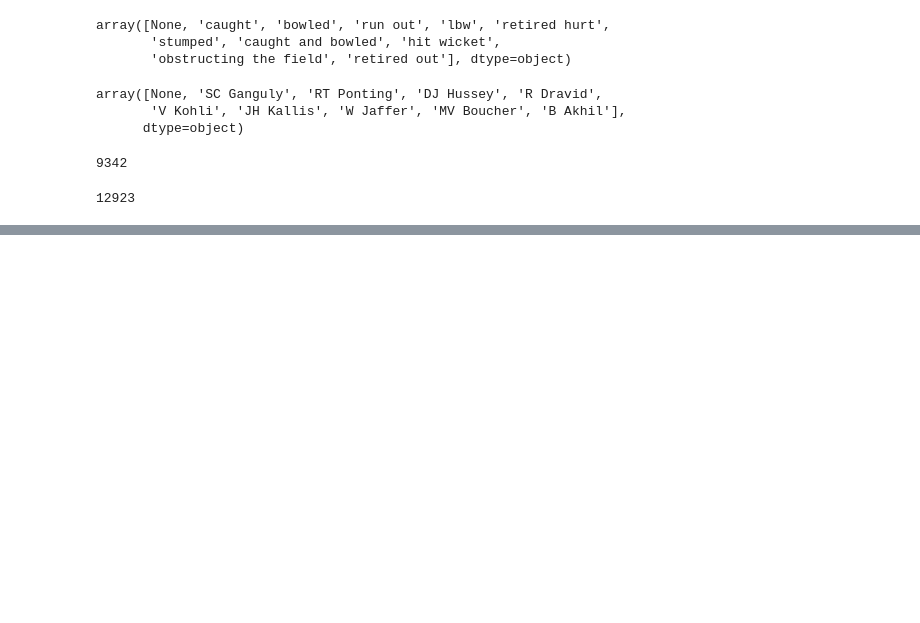
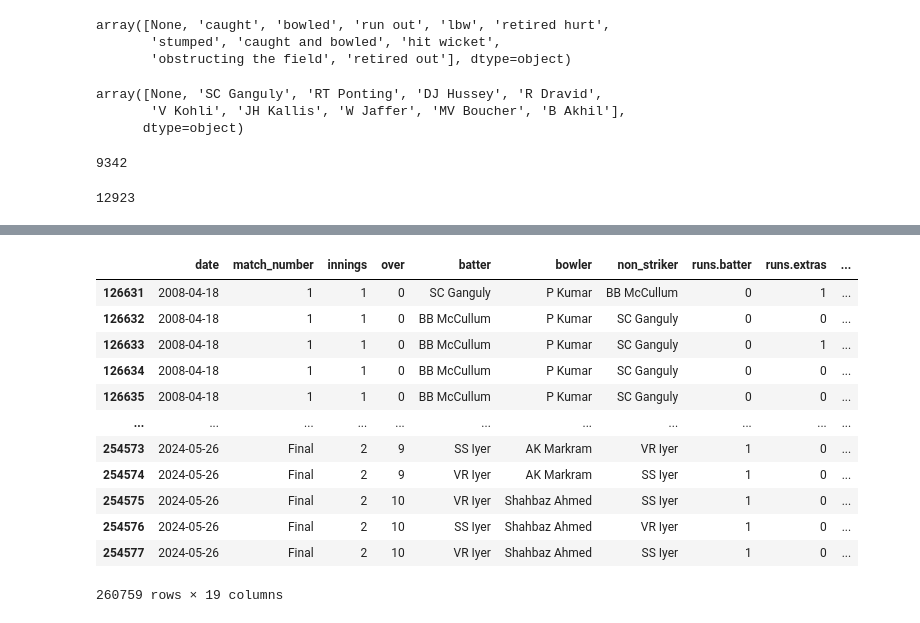
Before and after one commit to mashriram/ipl_analysis, a Jupyter notebook: load_ball_by_ball_data.ipynb, the cells around one changed output, grey strips where cells are left out. Cells and saved outputs as stored; diff of their text form; code cells hidden in the pictures; blank space fills up the shorter version.

```diff
--- a/load_ball_by_ball_data.ipynb
+++ b/load_ball_by_ball_data.ipynb
@@ -218,0 +235,18 @@ df_merged[~ pd.isnull(df_merged["wickets"])]['wickets'].count()
+# %%
+df_merged['season'] = df_merged['date'].str.slice(0,4)
+# %%
+df_merged
+# %% [output]
+|  | date | match_number | innings | over | batter | bowler | non_striker | runs.batter | runs.extras | ... |
+| 126631 | 2008-04-18 | 1 | 1 | 0 | SC Ganguly | P Kumar | BB McCullum | 0 | 1 | ... |
+| 126632 | 2008-04-18 | 1 | 1 | 0 | BB McCullum | P Kumar | SC Ganguly | 0 | 0 | ... |
+| 126633 | 2008-04-18 | 1 | 1 | 0 | BB McCullum | P Kumar | SC Ganguly | 0 | 1 | ... |
+| 126634 | 2008-04-18 | 1 | 1 | 0 | BB McCullum | P Kumar | SC Ganguly | 0 | 0 | ... |
+| 126635 | 2008-04-18 | 1 | 1 | 0 | BB McCullum | P Kumar | SC Ganguly | 0 | 0 | ... |
+| ... | ... | ... | ... | ... | ... | ... | ... | ... | ... | ... |
+| 254573 | 2024-05-26 | Final | 2 | 9 | SS Iyer | AK Markram | VR Iyer | 1 | 0 | ... |
+| 254574 | 2024-05-26 | Final | 2 | 9 | VR Iyer | AK Markram | SS Iyer | 1 | 0 | ... |
+| 254575 | 2024-05-26 | Final | 2 | 10 | VR Iyer | Shahbaz Ahmed | SS Iyer | 1 | 0 | ... |
+| 254576 | 2024-05-26 | Final | 2 | 10 | SS Iyer | Shahbaz Ahmed | VR Iyer | 1 | 0 | ... |
+| 254577 | 2024-05-26 | Final | 2 | 10 | VR Iyer | Shahbaz Ahmed | SS Iyer | 1 | 0 | ... |
+260759 rows × 19 columns
```
Also changed, not shown: parts of 5 cells of this notebook, 7 other files.
